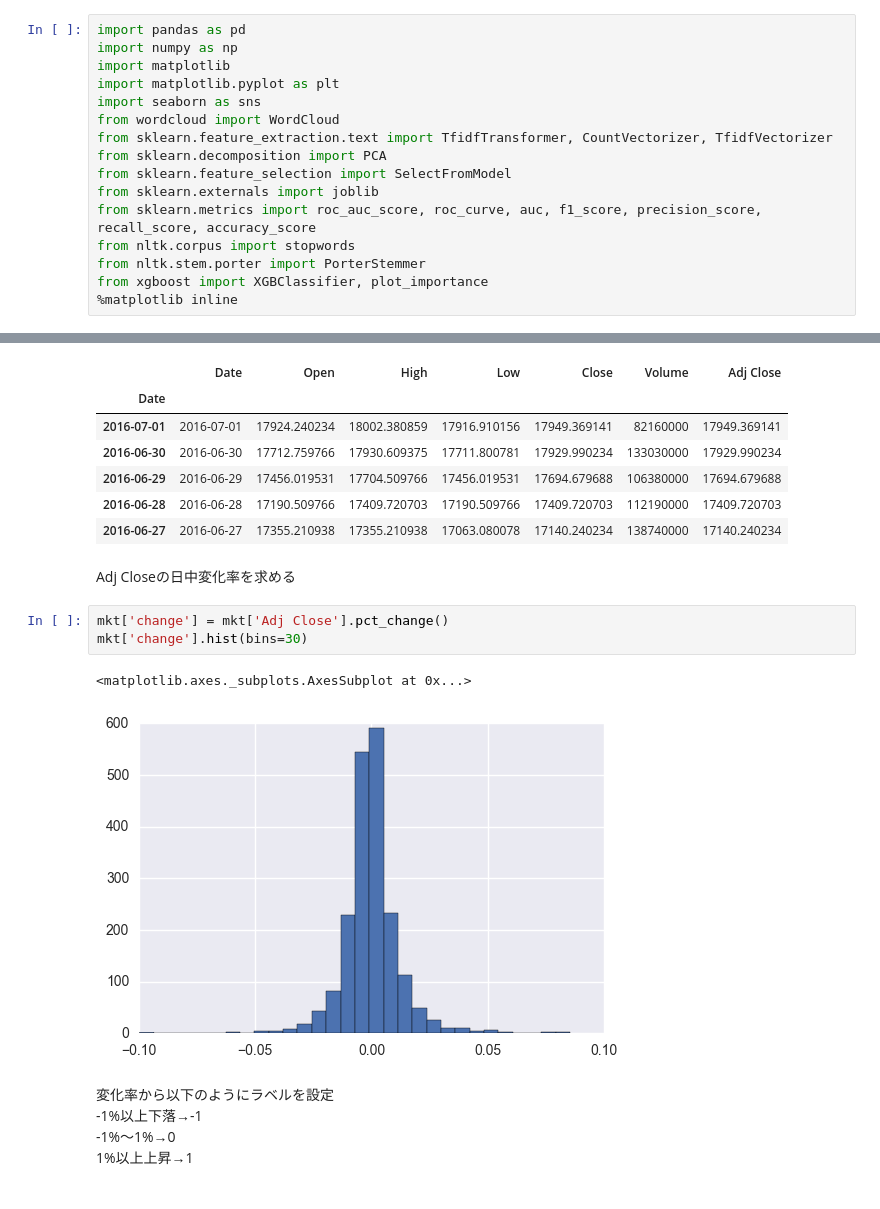
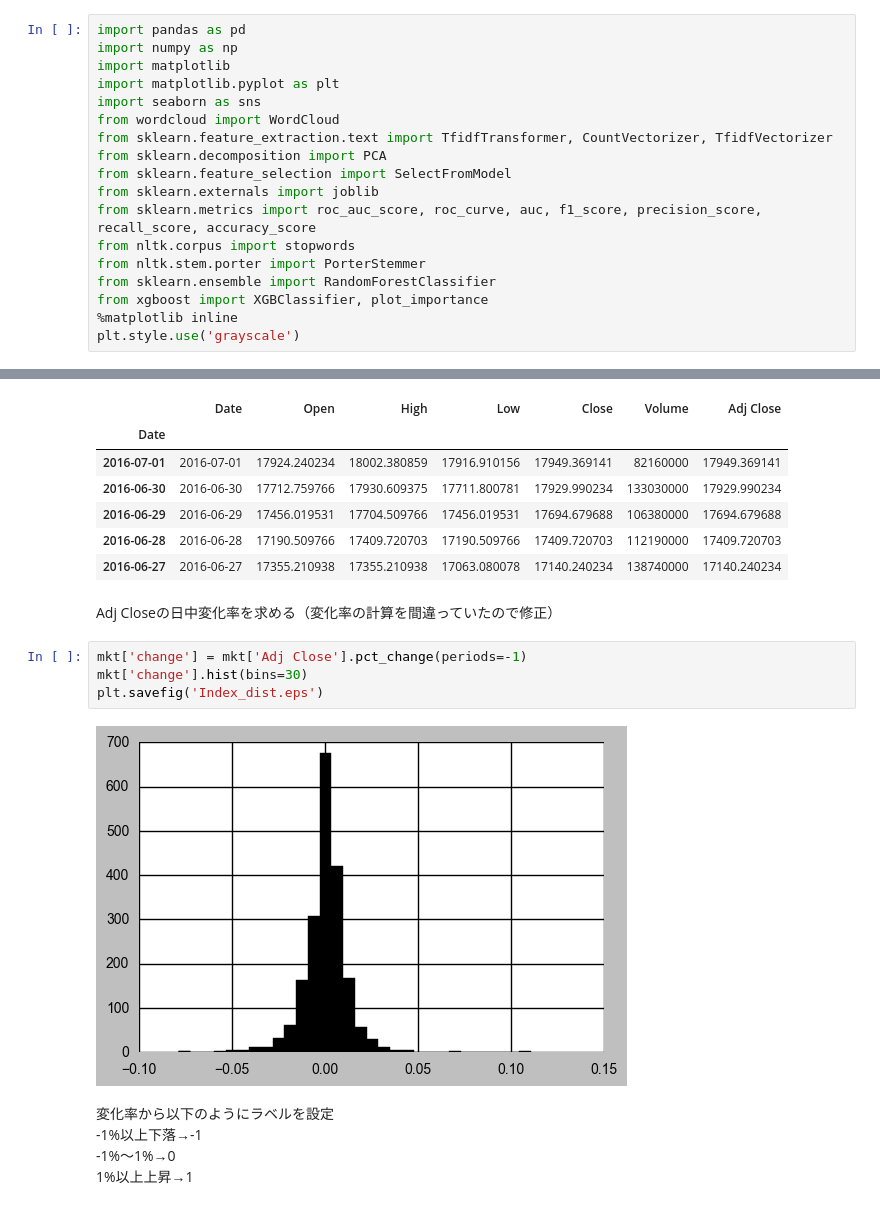
Before and after one commit to MitsuruFujiwara/StockNews, a Jupyter notebook: CheckData.ipynb, the cells around one changed output, grey strips where cells are left out. Drawn from its saved outputs; the diff is of its cells as text.

```diff
--- a/CheckData.ipynb
+++ b/CheckData.ipynb
@@ -27,8 +27,10 @@ from sklearn.externals import joblib
 from sklearn.metrics import roc_auc_score, roc_curve, auc, f1_score, precision_score, recall_score, accuracy_score
 from nltk.corpus import stopwords
 from nltk.stem.porter import PorterStemmer
+from sklearn.ensemble import RandomForestClassifier
 from xgboost import XGBClassifier, plot_importance
 %matplotlib inline
+plt.style.use('grayscale')
 # %% [markdown]
 必要な関数を定義
 # %%
@@ -88,13 +90,13 @@ mkt.head()
 | 2016-06-28 | 2016-06-28 | 17190.509766 | 17409.720703 | 17190.509766 | 17409.720703 | 112190000 | 17409.720703 |
 | 2016-06-27 | 2016-06-27 | 17355.210938 | 17355.210938 | 17063.080078 | 17140.240234 | 138740000 | 17140.240234 |
 # %% [markdown]
-Adj Closeの日中変化率を求める
+Adj Closeの日中変化率を求める（変化率の計算を間違っていたので修正）
 # %%
-mkt['change'] = mkt['Adj Close'].pct_change()
+mkt['change'] = mkt['Adj Close'].pct_change(periods=-1)
 mkt['change'].hist(bins=30)
+plt.savefig('Index_dist.eps')
 # %% [output]
-<matplotlib.axes._subplots.AxesSubplot at 0x...>
-[figure, old version]
+[figure, new version]
 # %% [markdown]
 変化率から以下のようにラベルを設定
 -1%以上下落→-1
```
Also changed, not shown: parts of 26 cells of this notebook, 21 other files.
